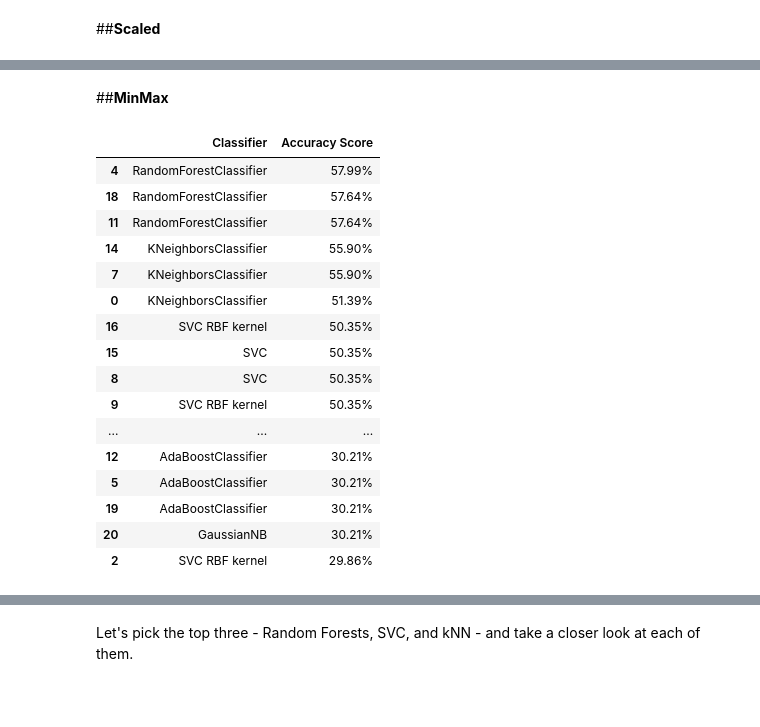
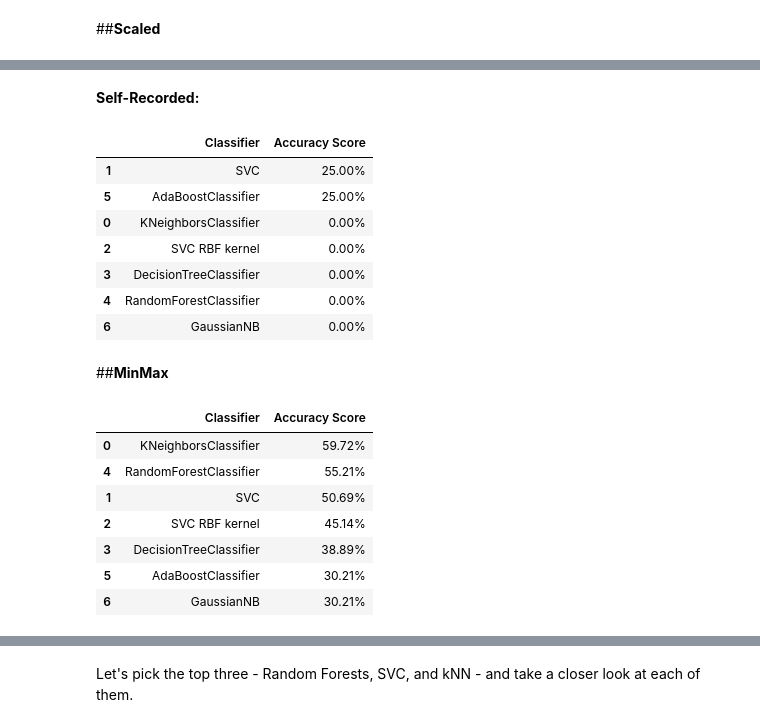
Before and after one commit to 4cekay/Week3-ClassicML, a Jupyter notebook: Week_3_MachineLearning.ipynb, the cells around one changed output, grey strips where cells are left out. Drawn from its saved outputs; the diff is of its cells as text; code cells hidden in the pictures; blank space fills up the shorter version.

Commit message:
Post-tutorial, did analyses on self-audio and made new charts

```diff
--- a/Week_3_MachineLearning.ipynb
+++ b/Week_3_MachineLearning.ipynb
@@ -323,8 +323,8 @@ Once saved you only need to load them later by running the cell below, and **ski
 features=pd.read_csv('featuresRavdess.csv',index_col=0)
 emotions=pd.read_csv('emotionsRavdess.csv',index_col=0)
 # %%
-self_features=pd.read_csv('featuresRavdess.csv',index_col=0)
-self_emotions=pd.read_csv('emotionsRavdess.csv',index_col=0)
+self_features=pd.read_csv('featuresSelf.csv',index_col=0)
+self_emotions=pd.read_csv('emotionsSelf.csv',index_col=0)
 # %% [markdown]
 let's see if they have been loaded correctly!
 # %%
@@ -552,11 +561,11 @@ Define unscaled and scaled training and test sets:
 from sklearn.model_selection import train_test_split
 
 
-############# Unscaled test/train set #############
+############# Unscaled (Raw) test/train set #############
 X_train, X_test, y_train, y_test =train_test_split(
-    features,
-    emotions,
-    test_size=0.2,
+    features, #feature set
+    emotions, #label set
+    test_size=0.2, #test set size
     random_state=42
 )
 
@@ -572,7 +581,7 @@ X_train_scaled, X_test_scaled, _, _ = train_test_split(
 ############# MinMax Scaled test/train set ###############
 # The labels/classes (y_train, y_test) never change, keep old values
 X_train_minmax, X_test_minmax, _, _ = train_test_split(
-    features_scaled,
+    features_minmax,
     emotions,
     test_size=0.2,
     random_state=42
@@ -680,31 +739,60 @@ scaled_scores_df.sort_values(by='Accuracy Score',axis=0,ascending=False)
+# %% [markdown]
+**Self-Recorded:**
+# %%
+#train each classifier model, one by one
+self_scaled_scores = []
+for model in classification_models:
+
+  #fit = training, needs the FEATURES (X) and the LABELS (y)
+    model.fit(self_X_train_scaled, self_y_train)
+
+  #score = evaluating accuracy, needs TEST FEATURES, and TEST LABELS
+    score = model.score(self_X_test_scaled, self_y_test)
+
+  #append label for presenting
+    model_name = type(model).__name__
+    if model_name=='SVC' and model.kernel=='rbf': model_name+=' RBF kernel'
+    self_scaled_scores.append((model_name,(f'{100*score:.2f}%')))
+
+# Make it pretty
+self_scaled_scores_df = pd.DataFrame(self_scaled_scores,columns=['Classifier','Accuracy Score'])
+self_scaled_scores_df.sort_values(by='Accuracy Score',axis=0,ascending=False)
+# %% [output]
+|  | Classifier | Accuracy Score |
+| 1 | SVC | 25.00% |
+| 5 | AdaBoostClassifier | 25.00% |
+| 0 | KNeighborsClassifier | 0.00% |
+| 2 | SVC RBF kernel | 0.00% |
+| 3 | DecisionTreeClassifier | 0.00% |
+| 4 | RandomForestClassifier | 0.00% |
+| 6 | GaussianNB | 0.00% |
 # %% [markdown]
 ##**MinMax**
 # %%
+#train each classifier model, one by one
 minmax_scores = []
 for model in classification_models:
+
+  #fit = training, needs the FEATURES (X) and the LABELS (y)
     model.fit(X_train_minmax, y_train)
+
+  #score = evaluating accuracy, needs TEST FEATURES, and TEST LABELS
     score = model.score(X_test_minmax, y_test)
+
+  #append label for presenting
     model_name = type(model).__name__
     if model_name=='SVC' and model.kernel=='rbf': model_name+=' RBF kernel'
     minmax_scores.append((model_name,(f'{100*score:.2f}%')))
+
 # Make it pretty
-minmax_scores_df = pd.DataFrame(scores,columns=['Classifier','Accuracy Score'])
+minmax_scores_df = pd.DataFrame(minmax_scores,columns=['Classifier','Accuracy Score'])
 minmax_scores_df.sort_values(by='Accuracy Score',axis=0,ascending=False)
 # %% [output]
 |  | Classifier | Accuracy Score |
-| 4 | RandomForestClassifier | 57.99% |
-| 18 | RandomForestClassifier | 57.64% |
-| 11 | RandomForestClassifier | 57.64% |
-| 14 | KNeighborsClassifier | 55.90% |
-| 7 | KNeighborsClassifier | 55.90% |
-| 0 | KNeighborsClassifier | 51.39% |
-| 16 | SVC RBF kernel | 50.35% |
-| 15 | SVC | 50.35% |
-| 8 | SVC | 50.35% |
-| 9 | SVC RBF kernel | 50.35% |
-| ... | ... | ... |
-| 12 | AdaBoostClassifier | 30.21% |
+| 0 | KNeighborsClassifier | 59.72% |
+| 4 | RandomForestClassifier | 55.21% |
+| 1 | SVC | 50.69% |
+| 2 | SVC RBF kernel | 45.14% |
+| 3 | DecisionTreeClassifier | 38.89% |
 | 5 | AdaBoostClassifier | 30.21% |
-| 19 | AdaBoostClassifier | 30.21% |
-| 20 | GaussianNB | 30.21% |
-| 2 | SVC RBF kernel | 29.86% |
+| 6 | GaussianNB | 30.21% |
```
Also changed, not shown: parts of 19 cells of this notebook.
